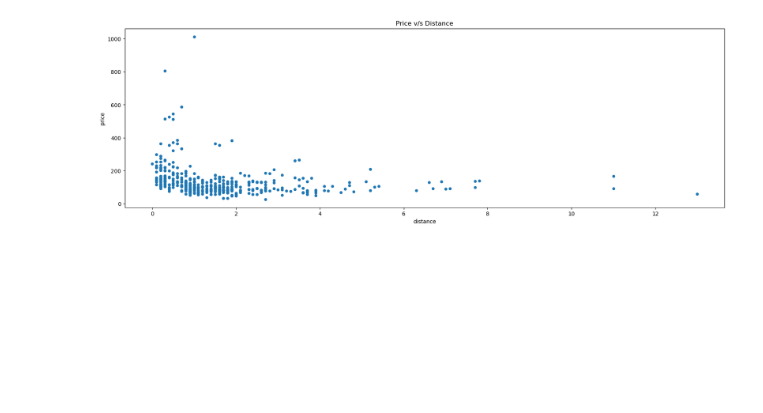
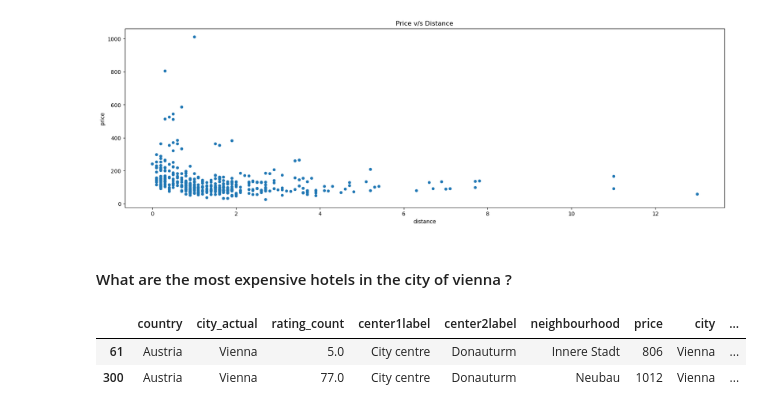
Before and after one commit to akhileshdutt/DataScience_learning, a Jupyter notebook: pandas_project/hotel_price_prediction.ipynb, the cells around one changed output. Saved outputs shown, nothing was run; the diff lists cells and outputs as text; code cells hidden in the pictures; blank space fills up the shorter version.

```diff
--- a/pandas_project/hotel_price_prediction.ipynb
+++ b/pandas_project/hotel_price_prediction.ipynb
@@ -120,3 +120,11 @@ df[["price","distance"]].plot.scatter(x="distance",y="price",figsize=(20,6),titl
 plt.show()
 # %% [output]
 [figure]
+# %% [markdown]
+#### What are the most expensive hotels in the city of vienna ?
+# %%
+df[df["price"]>700]
+# %% [output]
+|  | country | city_actual | rating_count | center1label | center2label | neighbourhood | price | city | ... |
+| 61 | Austria | Vienna | 5.0 | City centre | Donauturm | Innere Stadt | 806 | Vienna | ... |
+| 300 | Austria | Vienna | 77.0 | City centre | Donauturm | Neubau | 1012 | Vienna | ... |
```
Also changed, not shown: parts of 4 cells of this notebook, 2 other files.
